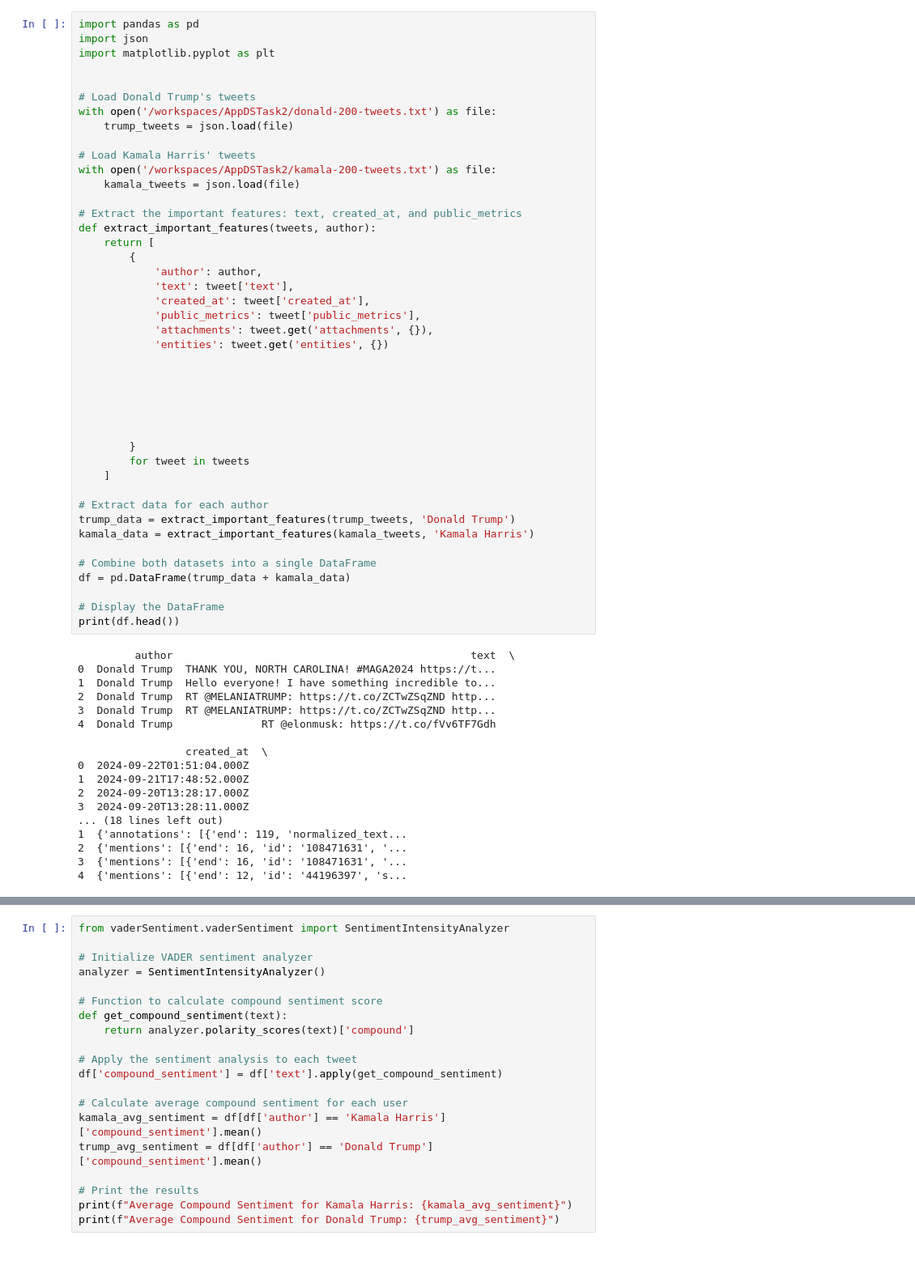
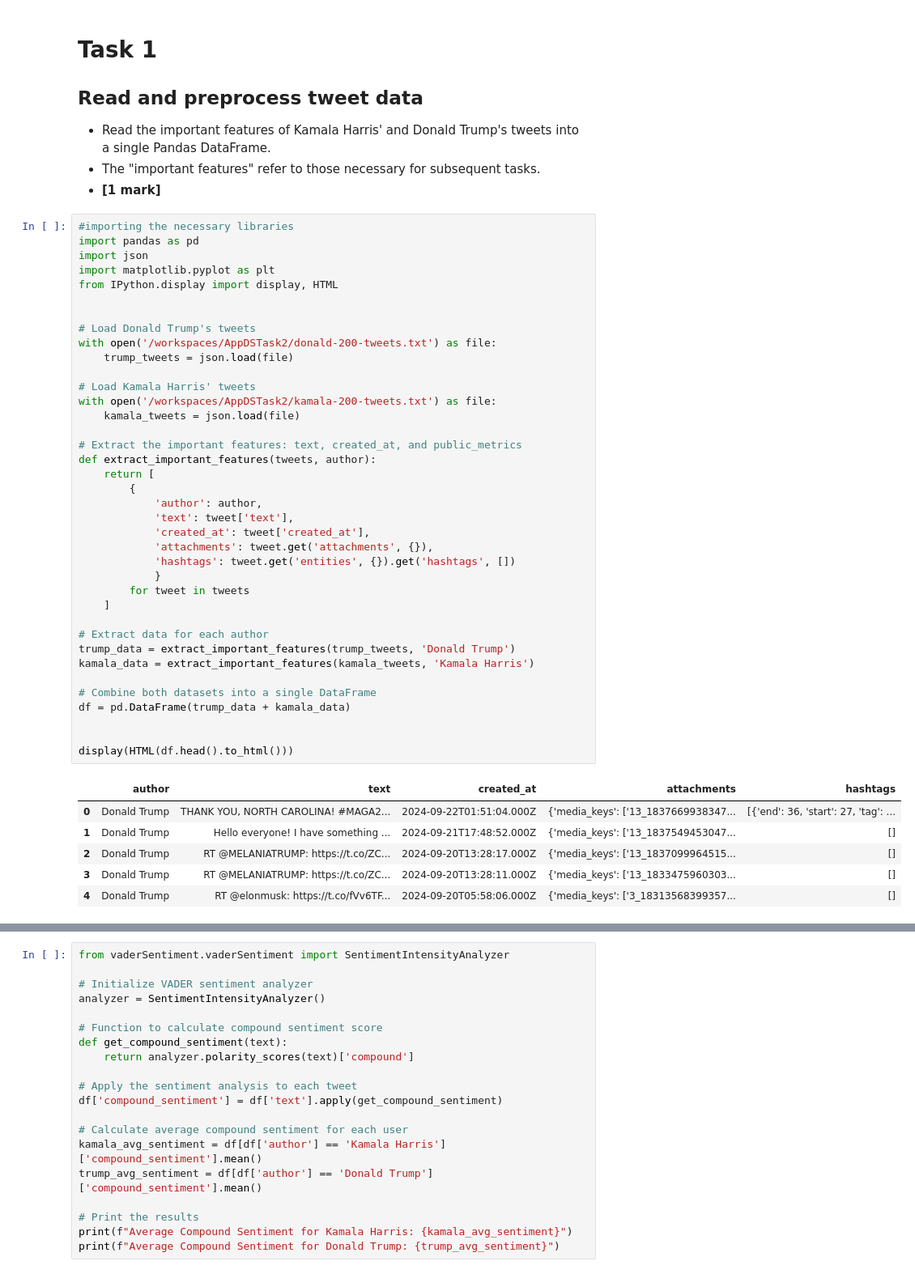
Before and after one commit to PriyamSinha07/AppDSTask2, a Jupyter notebook: AssessedTask2.ipynb, the cells around one changed output, grey strips where cells are left out. Shown at 81% size. Saved outputs shown, nothing was run; the diff lists cells and outputs as text.

Commit message:
All tasks done

```diff
--- a/AssessedTask2.ipynb
+++ b/AssessedTask2.ipynb
@@ -3,61 +15,52 @@
+# %% [markdown]
+# Task 1
+
+## Read and preprocess tweet data
+- Read the important features of Kamala Harris' and Donald Trump's tweets into a single Pandas DataFrame.
+- The "important features" refer to those necessary for subsequent tasks.
+- **[1 mark]**
 # %%
+#importing the necessary libraries
 import pandas as pd
 import json
 import matplotlib.pyplot as plt
+from IPython.display import display, HTML
 
 
 # Load Donald Trump's tweets
 with open('/workspaces/AppDSTask2/donald-200-tweets.txt') as file:
     trump_tweets = json.load(file)
 
 # Load Kamala Harris' tweets
 with open('/workspaces/AppDSTask2/kamala-200-tweets.txt') as file:
     kamala_tweets = json.load(file)
 
 # Extract the important features: text, created_at, and public_metrics
 def extract_important_features(tweets, author):
     return [
         {
             'author': author,
             'text': tweet['text'],
             'created_at': tweet['created_at'],
-            'public_metrics': tweet['public_metrics'],
             'attachments': tweet.get('attachments', {}),
-            'entities': tweet.get('entities', {})
-
-
-
-
-
-
-        }
+            'hashtags': tweet.get('entities', {}).get('hashtags', [])
+            }
         for tweet in tweets
     ]
 
 # Extract data for each author
 trump_data = extract_important_features(trump_tweets, 'Donald Trump')
 kamala_data = extract_important_features(kamala_tweets, 'Kamala Harris')
 
 # Combine both datasets into a single DataFrame
 df = pd.DataFrame(trump_data + kamala_data)
 
-# Display the DataFrame
-print(df.head())
+
+display(HTML(df.head().to_html()))
 # %% [output]
-         author                                               text  \
-0  Donald Trump  THANK YOU, NORTH CAROLINA! #MAGA2024 https://t...
-1  Donald Trump  Hello everyone! I have something incredible to...
-2  Donald Trump  RT @MELANIATRUMP: https://t.co/ZCTwZSqZND http...
-3  Donald Trump  RT @MELANIATRUMP: https://t.co/ZCTwZSqZND http...
-4  Donald Trump              RT @elonmusk: https://t.co/fVv6TF7Gdh
-
-                 created_at  \
-0  2024-09-22T01:51:04.000Z
-1  2024-09-21T17:48:52.000Z
-2  2024-09-20T13:28:17.000Z
-3  2024-09-20T13:28:11.000Z
-... (18 lines left out)
-1  {'annotations': [{'end': 119, 'normalized_text...
-2  {'mentions': [{'end': 16, 'id': '108471631', '...
-3  {'mentions': [{'end': 16, 'id': '108471631', '...
-4  {'mentions': [{'end': 12, 'id': '44196397', 's...
+|  | author | text | created_at | attachments | hashtags |
+| 0 | Donald Trump | THANK YOU, NORTH CAROLINA! #MAGA2... | 2024-09-22T01:51:04.000Z | {'media_keys': ['13_1837669938347... | [{'end': 36, 'start': 27, 'tag': ... |
+| 1 | Donald Trump | Hello everyone! I have something ... | 2024-09-21T17:48:52.000Z | {'media_keys': ['13_1837549453047... | [] |
+| 2 | Donald Trump | RT @MELANIATRUMP: https://t.co/ZC... | 2024-09-20T13:28:17.000Z | {'media_keys': ['13_1837099964515... | [] |
+| 3 | Donald Trump | RT @MELANIATRUMP: https://t.co/ZC... | 2024-09-20T13:28:11.000Z | {'media_keys': ['13_1833475960303... | [] |
+| 4 | Donald Trump | RT @elonmusk: https://t.co/fVv6TF... | 2024-09-20T05:58:06.000Z | {'media_keys': ['3_18313568399357... | [] |
```
Also changed, not shown: parts of 21 cells of this notebook.
